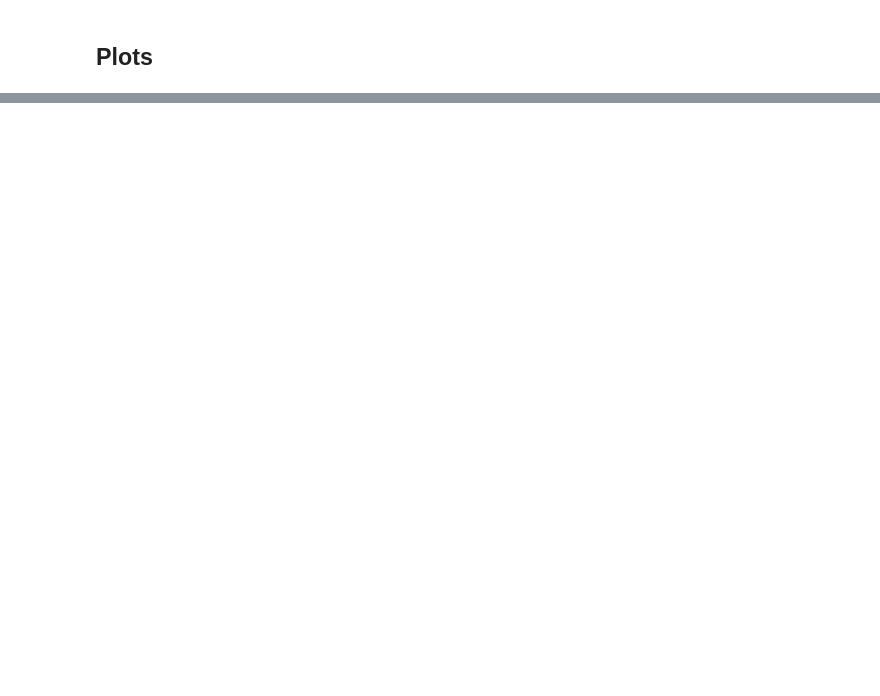
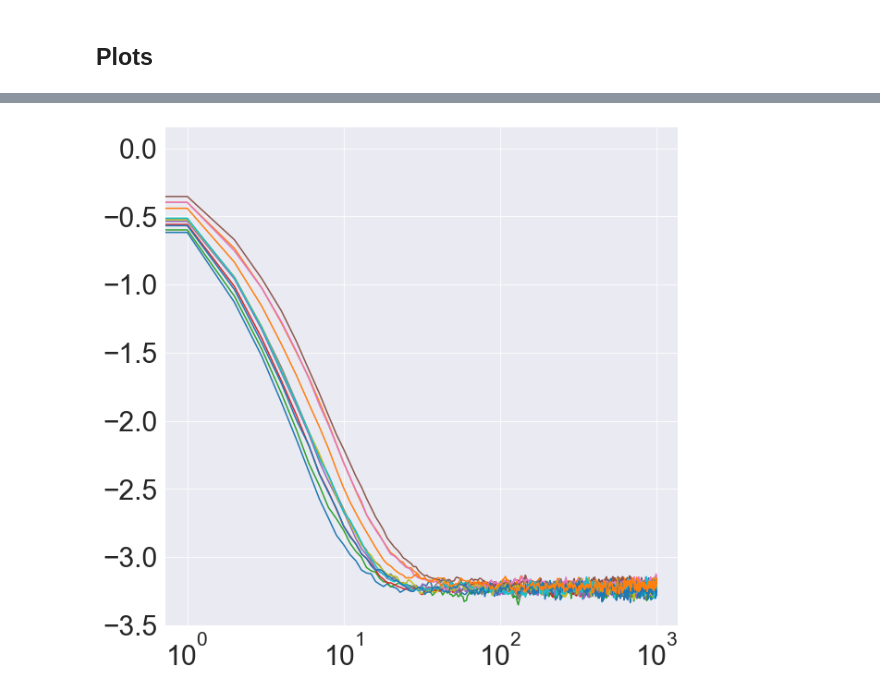
Before and after one commit to evanjfaulkner/DD-Games, a Jupyter notebook: Uber Lyft Simulation/Uber_vs_Lyft_plots.ipynb, the cells around one changed output, grey strips where cells are left out. Saved outputs shown, nothing was run; the diff lists cells and outputs as text; code cells hidden in the pictures; blank space fills up the shorter version.

```diff
--- a/Uber Lyft Simulation/Uber_vs_Lyft_plots.ipynb
+++ b/Uber Lyft Simulation/Uber_vs_Lyft_plots.ipynb
@@ -430,0 +478,6 @@ plt.show()
+# %%
+plt.figure(figsize=(10,10))
+plt.semilogx(np.array(player_five.theta_history).squeeze())
+plt.show()
+# %% [output]
+[figure, added]
```
Also changed, not shown: parts of 19 cells of this notebook, 5 other files.
